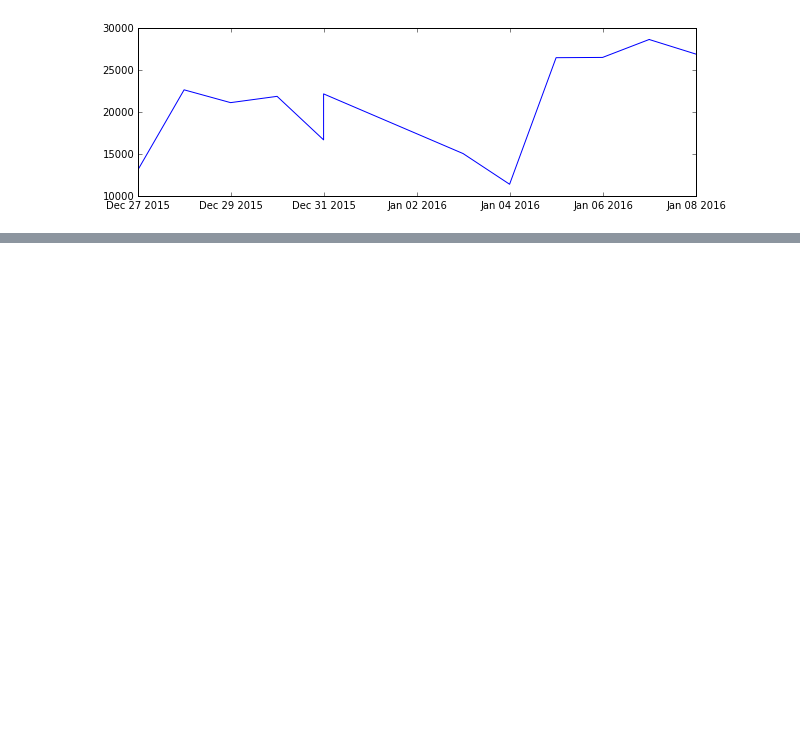
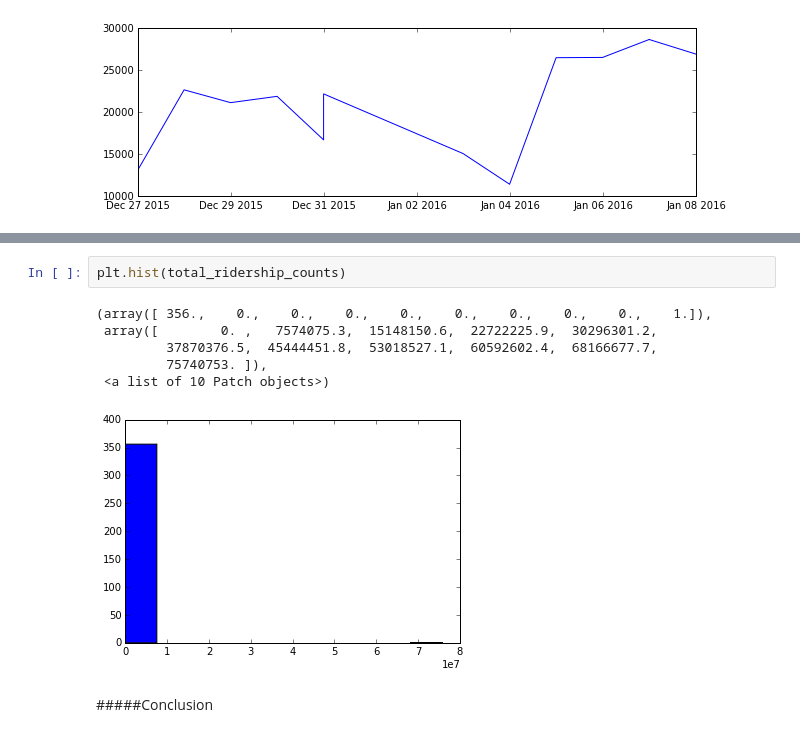
Before and after one commit to emilyhoughkovacs/benson, a Jupyter notebook: benson.ipynb, the cells around one changed output, grey strips where cells are left out. Saved outputs shown, nothing was run; the diff lists cells and outputs as text; blank space fills up the shorter version.

```diff
--- a/benson.ipynb
+++ b/benson.ipynb
@@ -168,0 +337,11 @@ plt.plot(dates_station, counts_station)
+# %%
+plt.hist(total_ridership_counts)
+# %% [output]
+(array([ 356.,    0.,    0.,    0.,    0.,    0.,    0.,    0.,    0.,    1.]),
+ array([        0. ,   7574075.3,  15148150.6,  22722225.9,  30296301.2,
+         37870376.5,  45444451.8,  53018527.1,  60592602.4,  68166677.7,
+         75740753. ]),
+ <a list of 10 Patch objects>)
+[figure, added]
+# %% [markdown]
+#####Conclusion
```
Also changed, not shown: parts of 23 cells of this notebook, 1 other file.
